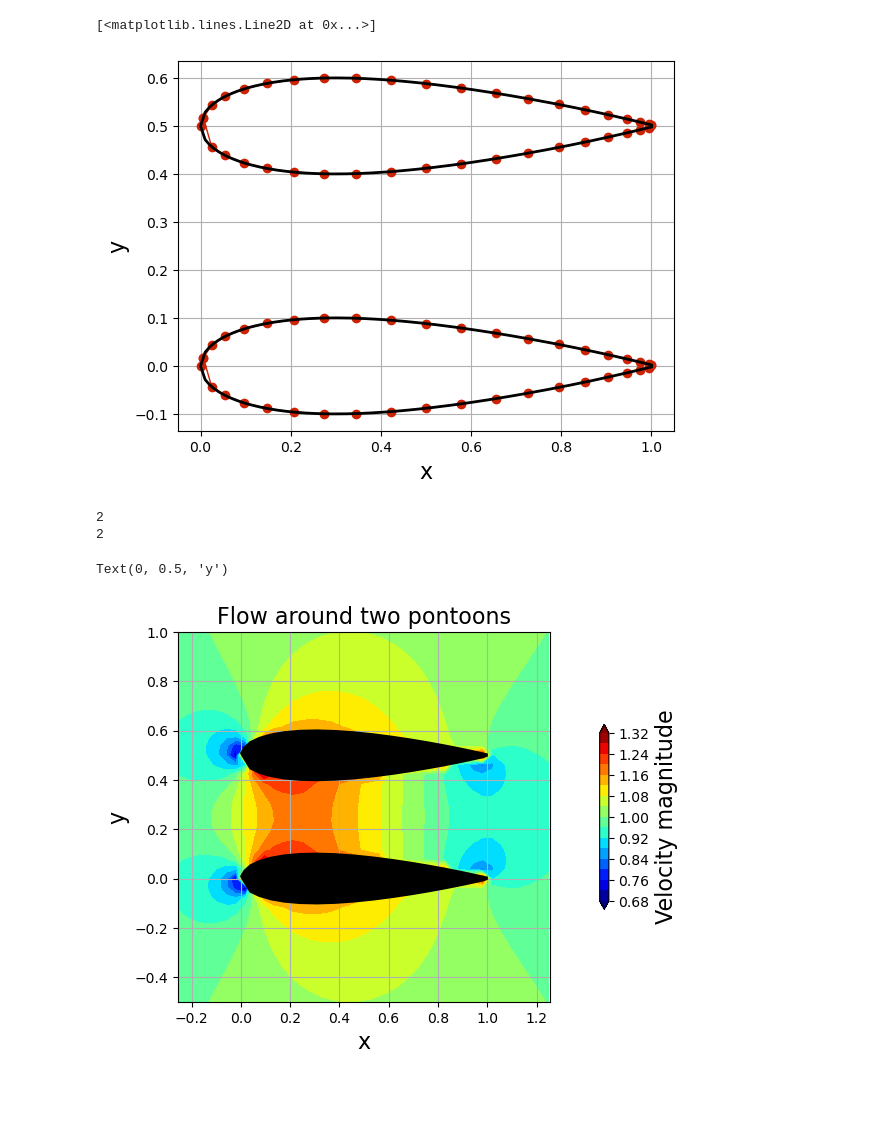
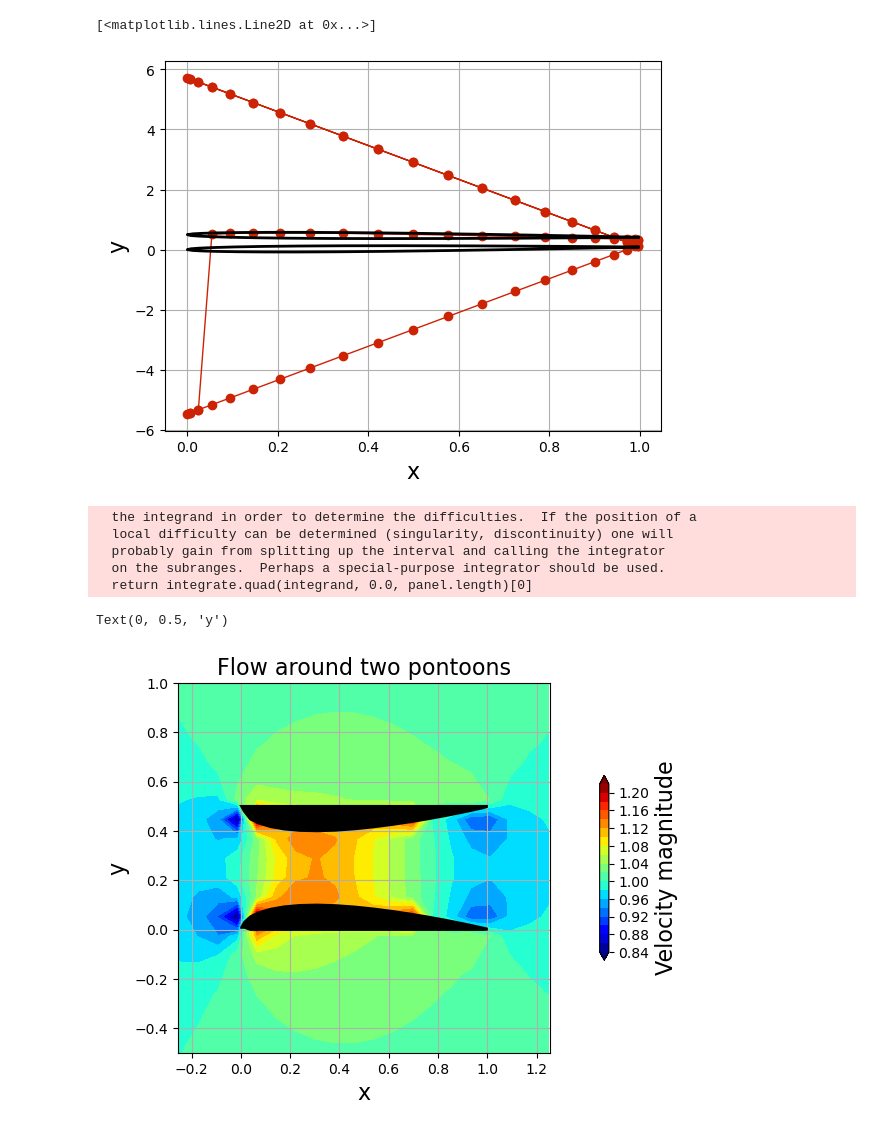
Before and after one commit to pilipb/DP5-code, a Jupyter notebook: testing_foil.ipynb, the cells around one changed output. Saved outputs shown, nothing was run; the diff lists cells and outputs as text; code cells hidden in the pictures; blank space fills up the shorter version.

Commit message:
angling aerofoils

```diff
--- a/testing_foil.ipynb
+++ b/testing_foil.ipynb
@@ -4,19 +6,24 @@ from matplotlib import pyplot as plt
 
 turbine_width = 0.5
 foil_width = 0.2
+alphas = [5,-5]
 
 # Create a NACA 0012 aerofoil
-x,y = foil(foil_width)
+x,y = naca_foil(foil_width, alpha=alphas[0])
 
 # create a second aerofoil
-x2,y2 = foil(foil_width)
+x2,y2 = naca_foil(foil_width, alpha=alphas[1])
 y2 = y2 + turbine_width
+
+# x,y = naca_one_side(foil_width,side='left', alpha=alphas[0])
+# x2,y2 = naca_one_side(foil_width,side='right', alpha = alphas[1])
+# y2 = y2 + turbine_width
 
 # Plot the aerofoil
 plt.plot(x,y,'k-')
 plt.plot(x2,y2,'k-')
 plt.axis('equal')
-plt.xlabel('x/c')
-plt.ylabel('y/c')
+plt.xlabel('x')
+plt.ylabel('y')
 plt.grid()
 # %% [output]
@@ -28,7 +35,7 @@ plt.figure()
 aerofoils = np.empty(2, dtype=object)
 # discretise the aerofoil into panels
 for i,aerofoil in enumerate([[x,y],[x2,y2]]):
-    aerofoils[i] = define_panels(aerofoil[0],aerofoil[1],N=40)
+    aerofoils[i] = define_panels(aerofoil[0],aerofoil[1],N=40, alpha=alphas[i])
     plt.plot(np.append([panel.xa for panel in aerofoils[i]], aerofoils[i][0].xa),
             np.append([panel.ya for panel in aerofoils[i]], aerofoils[i][0].ya),
             linestyle='-', linewidth=1, marker='o', markersize=6, color='#CD2305')
@@ -40,7 +47,7 @@ plt.plot(x, y, color='k', linestyle='-', linewidth=2)
 plt.plot(x2, y2, color='k', linestyle='-', linewidth=2)
 # %% [output]
 [<matplotlib.lines.Line2D at 0x...>]
-[figure, old version]
+[figure, new version]
 # %%
 # define the freestream conditions
 u_inf = 1.0
@@ -49,9 +56,6 @@ freestream_1 = Freestream(u_inf, alpha)
 freestream_2 = Freestream(u_inf, -alpha)
 freestreams = [freestream_1, freestream_2]
 # %%
-print(len(aerofoils))
-print(len(freestreams))
-
 for i,p in enumerate(aerofoils):
     A = A_mat(p)
     b = b_vec(p, freestreams[i])
@@ -68,11 +72,14 @@ for i,p in enumerate(aerofoils):
     # get pressure coefficient at each panel center-point
     cp(p, freestreams[i])
 # %% [output]
-2
-2
+  the integrand in order to determine the difficulties.  If the position of a
+  local difficulty can be determined (singularity, discontinuity) one will
+  probably gain from splitting up the interval and calling the integrator
+  on the subranges.  Perhaps a special-purpose integrator should be used.
+  return integrate.quad(integrand, 0.0, panel.length)[0]
 # %%
 # define velocity field
-nx, ny = 40, 40
+nx, ny = 20, 20
 x_start, x_end = -0.25, 1.25
 y_start, y_end = -0.5, 1
 x = np.linspace(x_start, x_end, nx)
@@ -88,31 +95,33 @@ for i,panels in enumerate(aerofoils):
     u, v = vel_field(panels, freestreams[i], X, Y)
     u_tot += u
     v_tot += v
 
 # normalize the velocity field
 u_tot /= 2 * u_inf
 v_tot /= 2 * u_inf
 
 # # plot the velocity field
 # plt.streamplot(X, Y, u_tot, v_tot, density=2, linewidth=1, arrowsize=1, arrowstyle='->')
 
 for panels in aerofoils:
     plt.fill([panel.xc for panel in panels],
         [panel.yc for panel in panels],
         color='k', linestyle='solid', linewidth=2, zorder=2)
 
 # add contours of velocity
 plt.contourf(X, Y, np.sqrt(u_tot**2 + v_tot**2), extend='both', cmap='jet', levels=20)
 
 cbar = plt.colorbar(orientation='vertical', shrink=0.5, pad=0.1)
 cbar.set_label('Velocity magnitude', fontsize=16)
 
 plt.grid()
 plt.title('Flow around two pontoons', fontsize=16)
 plt.xlim(x_start, x_end)
 plt.ylim(y_start, y_end)
 plt.xlabel('x', fontsize=16)
 plt.ylabel('y', fontsize=16)
+
+# mark the maximum velocity with a number
 # %% [output]
 Text(0, 0.5, 'y')
-[figure, old version]
+[figure, new version]
```
Also changed, not shown: parts of 2 cells of this notebook.
